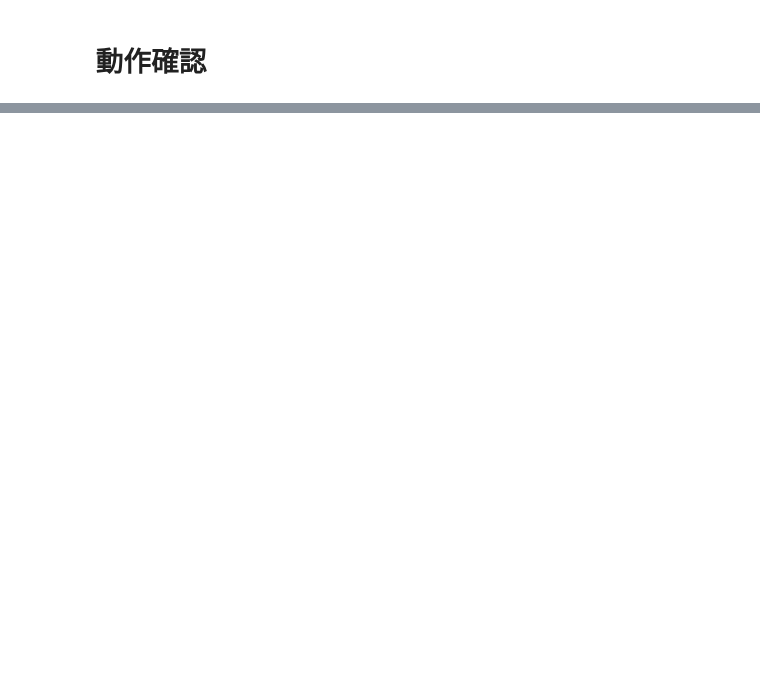
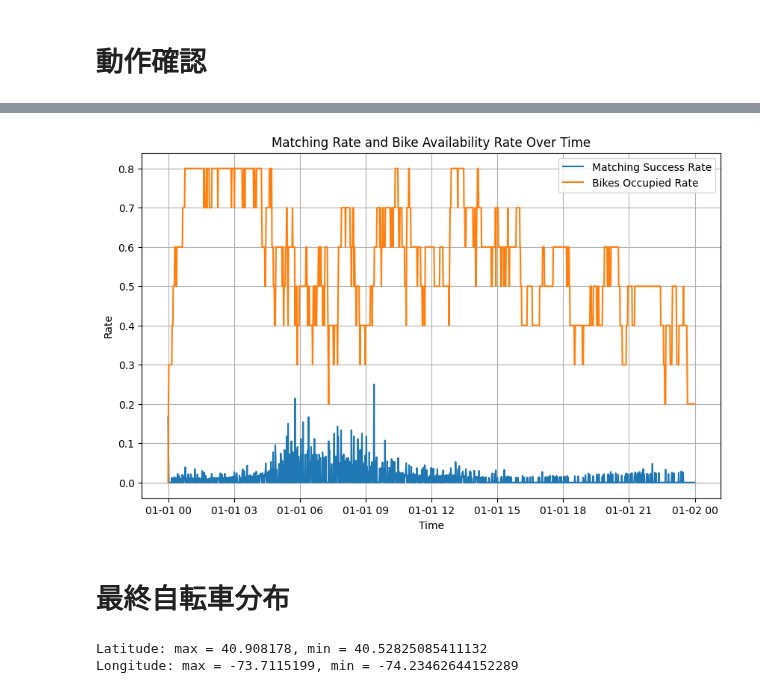
Before and after one commit to Koki-Kazaore/Research, a Jupyter notebook: googleColabEnv/optimizationBasedDispatchModel/optimizationBasedDispatchModel.ipynb, the cells around one changed output, grey strips where cells are left out. Cells and saved outputs as stored; diff of their text form; code cells hidden in the pictures; blank space fills up the shorter version.

```diff
--- a/googleColabEnv/optimizationBasedDispatchModel/optimizationBasedDispatchModel.ipynb
+++ b/googleColabEnv/optimizationBasedDispatchModel/optimizationBasedDispatchModel.ipynb
@@ -107,7 +107,7 @@ See the caveats in the documentation: https://pandas.pydata.org/pandas-docs/stab
 '''ユーザーリクエストの集合'''
 
 STARTING_DATE = '2023-01-01 0:00'
-END_DATE = '2023-01-01 0:10'
+END_DATE = '2023-01-02 0:00'
 
 # ParquetファイルのURL
 url = 'https://d37ci6vzurychx.cloudfront.net/trip-data/yellow_tripdata_2023-01.parquet'
@@ -273,7 +273,7 @@ class optimizationBasedDispatchModel():
       # 辞書型のそれぞれのデータに対して"key: value"形式で出力する
       for key, value in result_dict.items():
           print(f"{key}: {value}")
-      print("-------------------------------------------------------")
+      # print("-------------------------------------------------------")
 
   '''最適化メイン処理'''
   def solve(self, df_requests):
@@ -361,8 +361,8 @@ class optimizationBasedDispatchModel():
             "Objective value": objective.solution_value(),
             "bike_assignment": bike_assignment,
         }
-        self._print_results(result_dict)
-        # return bike_assignment #←モデル検証のためコメントアウトする。実際にはこれを返す。
+        self._print_results(result_dict) #←モデル検証・デバッグ用
+        return bike_assignment #←モデル検証・デバッグ時はコメントアウトする。実際にはこれを返す。
     else:
         raise RuntimeError("No feasible solution was found.")
 # %% [markdown]
@@ -443,0 +470,23 @@ B
+# %%
+# 自転車の割り当て成功率と占有率との関係をグラフ化する
+
+# ログデータをデータフレームにコンバートする
+df_time_series = pd.DataFrame(time_series_log_data)
+
+# プロット
+plt.figure(figsize=(10, 6))
+
+plt.plot(df_time_series['time'], df_time_series['matching_success_rate'], label='Matching Success Rate')
+plt.plot(df_time_series['time'], df_time_series['bikes_occupied_rate'], label='Bikes Occupied Rate')
+
+plt.xlabel('Time')
+plt.ylabel('Rate')
+plt.title('Matching Rate and Bike Availability Rate Over Time')
+plt.legend()
+plt.grid(True)
+
+plt.show()
+# %% [output]
+[figure, added]
+# %% [markdown]
+# 最終自転車分布
@@ -443,0 +520,13 @@ B
+# %%
+# latitudeカラムとlongitudeカラムの最大値と最小値を取得
+latitude_max = df_locations['Latitude'].max()
+latitude_min = df_locations['Latitude'].min()
+longitude_max = df_locations['Longitude'].max()
+longitude_min = df_locations['Longitude'].min()
+
+# 結果を表示
+print(f"Latitude: max = {latitude_max}, min = {latitude_min}")
+print(f"Longitude: max = {longitude_max}, min = {longitude_min}")
+# %% [output]
+Latitude: max = 40.908178, min = 40.52825085411132
+Longitude: max = -73.7115199, min = -74.23462644152289
```
Also changed, not shown: parts of 7 cells of this notebook.
